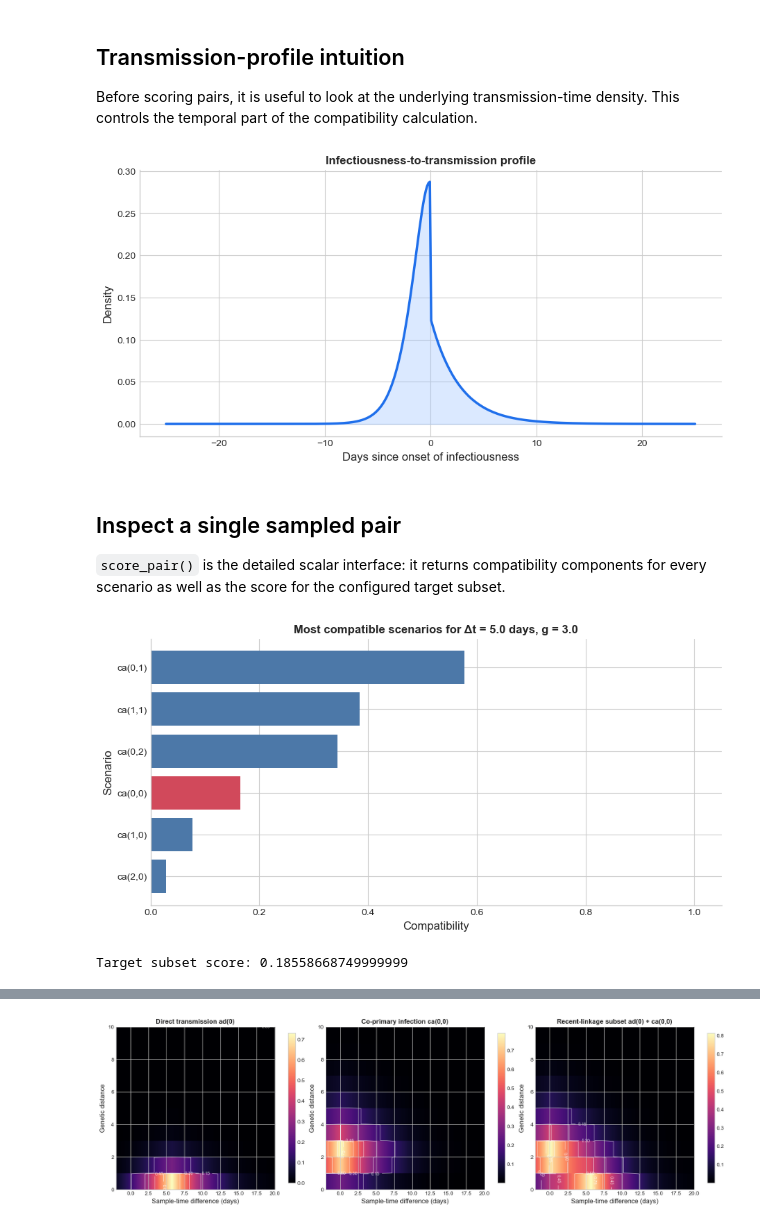
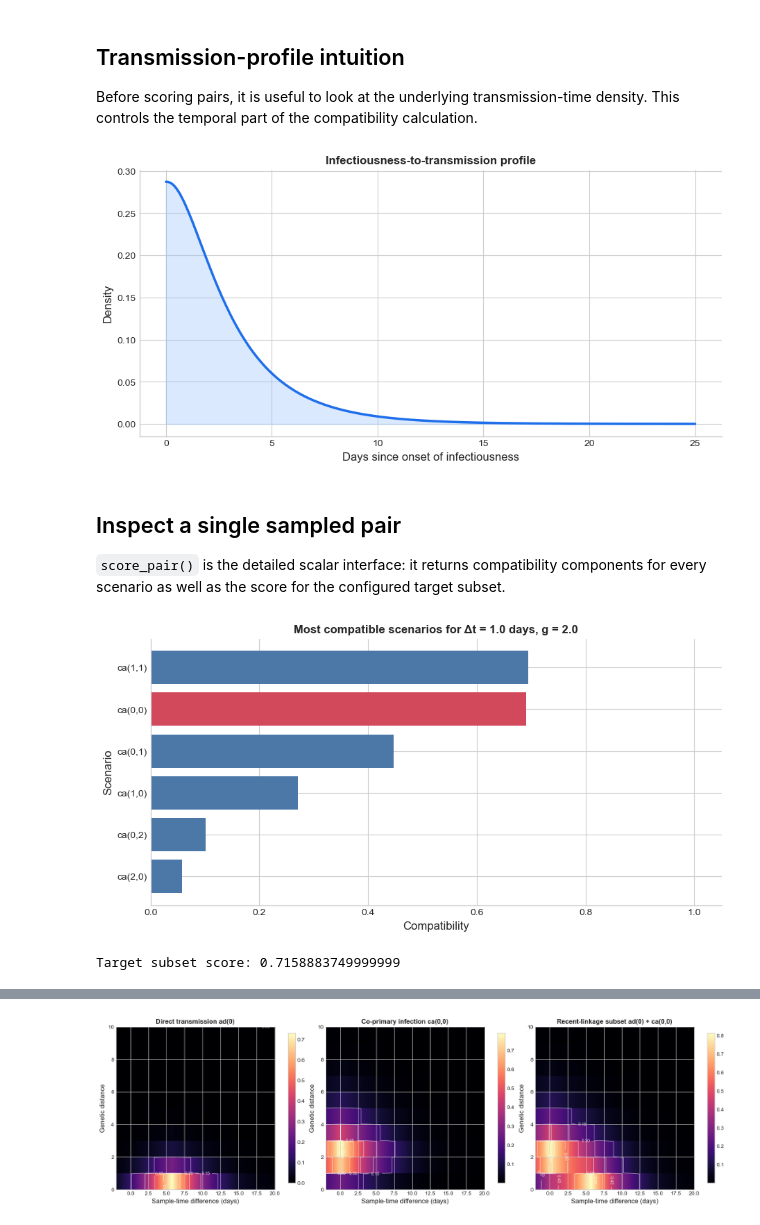
Before and after one commit to ydnkka/epilink, a Jupyter notebook: docs/epilink_compatibility_walkthrough.ipynb, the cells around one changed output, grey strips where cells are left out. Saved outputs shown, nothing was run; the diff lists cells and outputs as text; code cells hidden in the pictures.

```diff
--- a/docs/epilink_compatibility_walkthrough.ipynb
+++ b/docs/epilink_compatibility_walkthrough.ipynb
@@ -53,6 +38,6 @@ plt.show()
 # %%
 parameters = NaturalHistoryParameters()
-profile = SymptomOnsetToTransmission(parameters=parameters, rng_seed=rng_seed)
+profile = InfectiousnessToTransmission(parameters=parameters, rng_seed=rng_seed)
 
 epilink = EpiLink(
     transmission_profile=profile,
@@ -76,7 +61,7 @@ Available scenarios: ['ad(0)', 'ad(1)', 'ad(2)', 'ca(0,0)', 'ca(0,1)', 'ca(0,2)'
 
 Before scoring pairs, it is useful to look at the underlying transmission-time density. This controls the temporal part of the compatibility calculation.
 # %%
-time_axis = np.linspace(-25, 25, 400)
+time_axis = np.linspace(0, 25, 400)
 profile_density = profile.pdf(time_axis)
 
 fig, ax = plt.subplots(figsize=(9, 4.5), constrained_layout=True)
@@ -89,44 +74,44 @@ ax.set(
 )
 plt.show()
 # %% [output]
-[figure, old version]
+[figure, new version]
 # %% [markdown]
 ## Inspect a single sampled pair
 
 `score_pair()` is the detailed scalar interface: it returns compatibility components for every scenario as well as the score for the configured target subset.
 # %%
-sample_time_difference = 5.0
-genetic_distance = 3.0
+sample_time_difference = 1.0
+genetic_distance = 2.0
 
 pair_result = epilink.score_pair(
     sample_time_difference=sample_time_difference,
     genetic_distance=genetic_distance,
 )
 
 ranked = sorted(
     pair_result["scenario_scores"].items(),
     key=lambda item: item[1]["compatibility"],
     reverse=True,
 )
 top_labels = [label for label, _ in ranked[:6]]
 top_scores = [values["compatibility"] for _, values in ranked[:6]]
 target_labels = set(pair_result["target_labels"])
 
 fig, ax = plt.subplots(figsize=(9, 4.5), constrained_layout=True)
 bar_colors = [
     "#d1495b" if label in target_labels else "#4c78a8"
     for label in top_labels[::-1]
 ]
 ax.barh(top_labels[::-1], top_scores[::-1], color=bar_colors, edgecolor="none")
 ax.set(
     title=f"Most compatible scenarios for Δt = {sample_time_difference:.1f} days, g = {genetic_distance:.1f}",
     xlabel="Compatibility",
     ylabel="Scenario",
 )
 ax.set_xlim(0, max(1.05, max(top_scores) * 1.05))
 plt.show()
 
 print("Target subset score:", pair_result["target_compatibility"])
 # %% [output]
-[figure, old version]
+[figure, new version]
-Target subset score: 0.18558668749999999
+Target subset score: 0.7158883749999999
```
Also changed, not shown: parts of 9 cells of this notebook, 31 other files.
